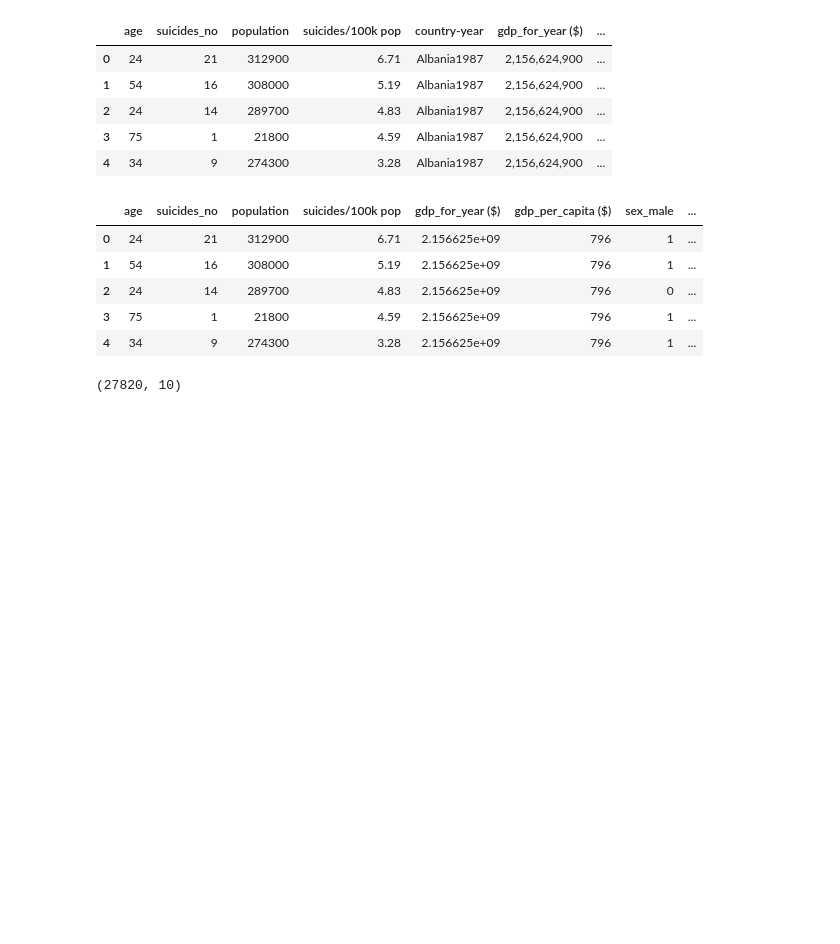
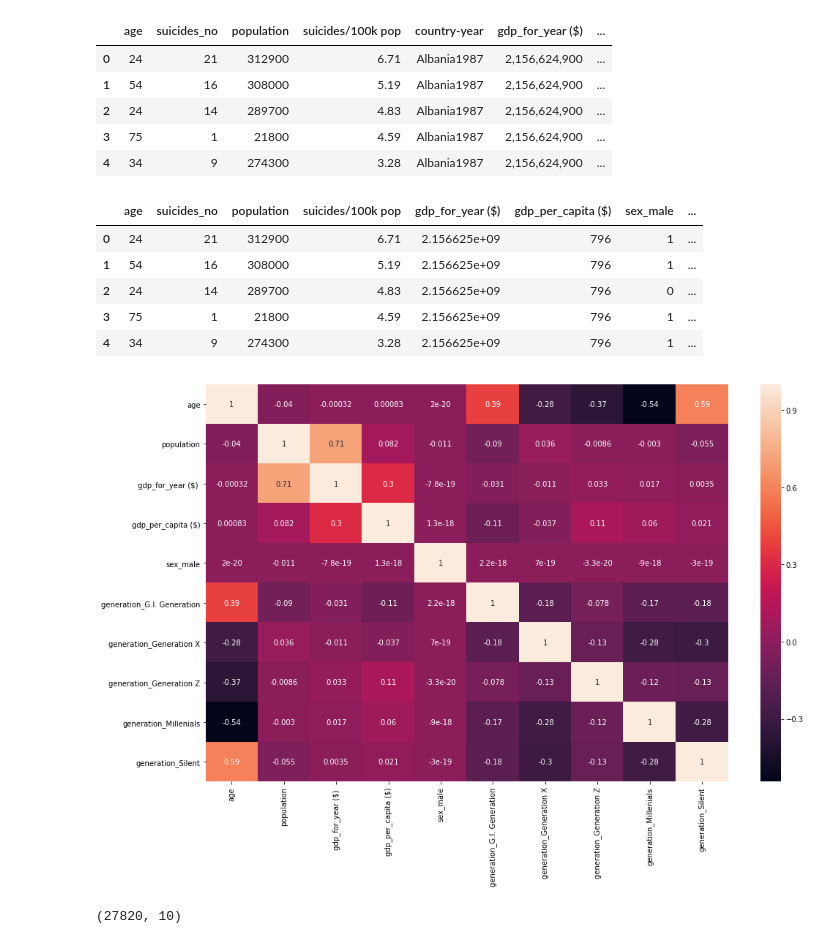
Before and after one commit to piyush-98/Suicide_analysis, a Jupyter notebook: Untitled.ipynb, the cells around one changed output. Drawn from its saved outputs; the diff is of its cells as text; code cells hidden in the pictures; blank space fills up the shorter version.

```diff
--- a/Untitled.ipynb
+++ b/Untitled.ipynb
@@ -144,6 +144,12 @@ data.head()
 | 2 | 24 | 14 | 289700 | 4.83 | 2.156625e+09 | 796 | 0 | ... |
 | 3 | 75 | 1 | 21800 | 4.59 | 2.156625e+09 | 796 | 1 | ... |
 | 4 | 34 | 9 | 274300 | 3.28 | 2.156625e+09 | 796 | 1 | ... |
+# %%
+plt.figure(figsize=(16,10))
+sns.heatmap(data.corr(), annot=True)
+plt.show()
+# %% [output]
+[figure, added]
 # %%
 label1=data["suicides/100k pop"]
 label2=data["suicides_no"]
```
